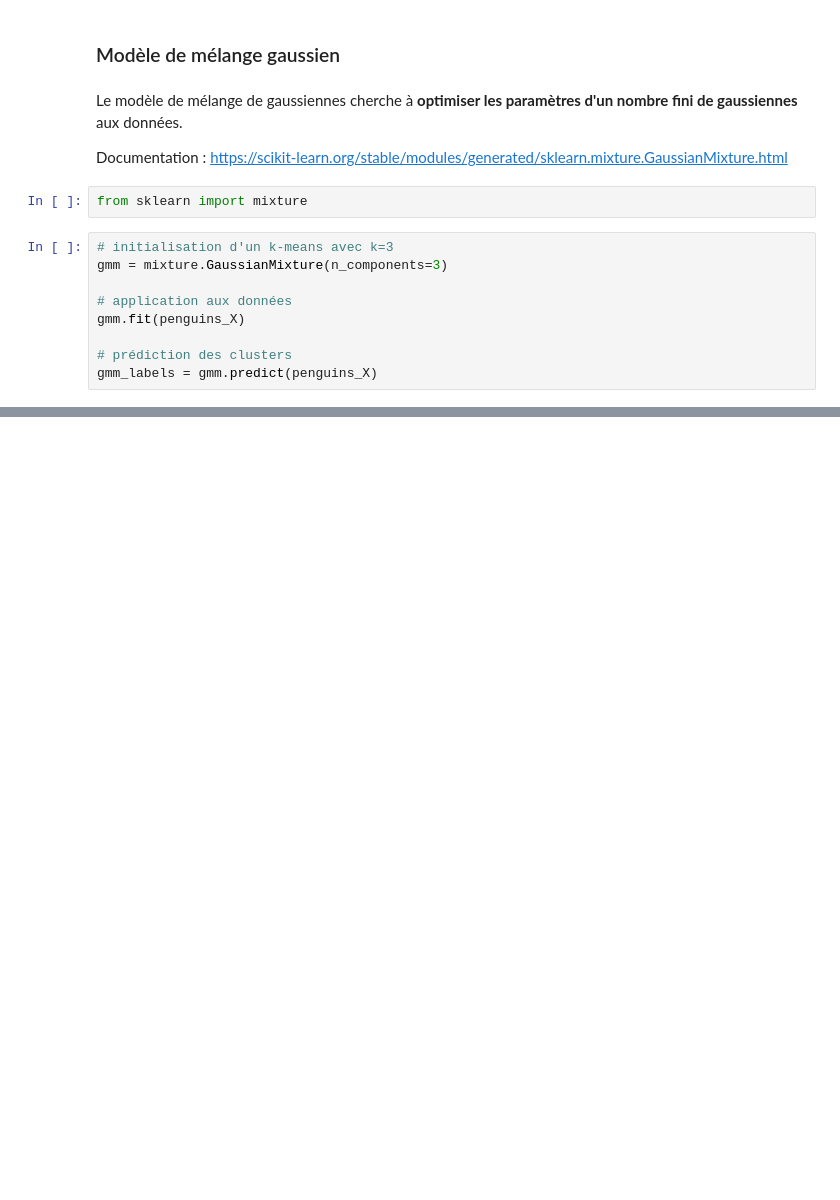
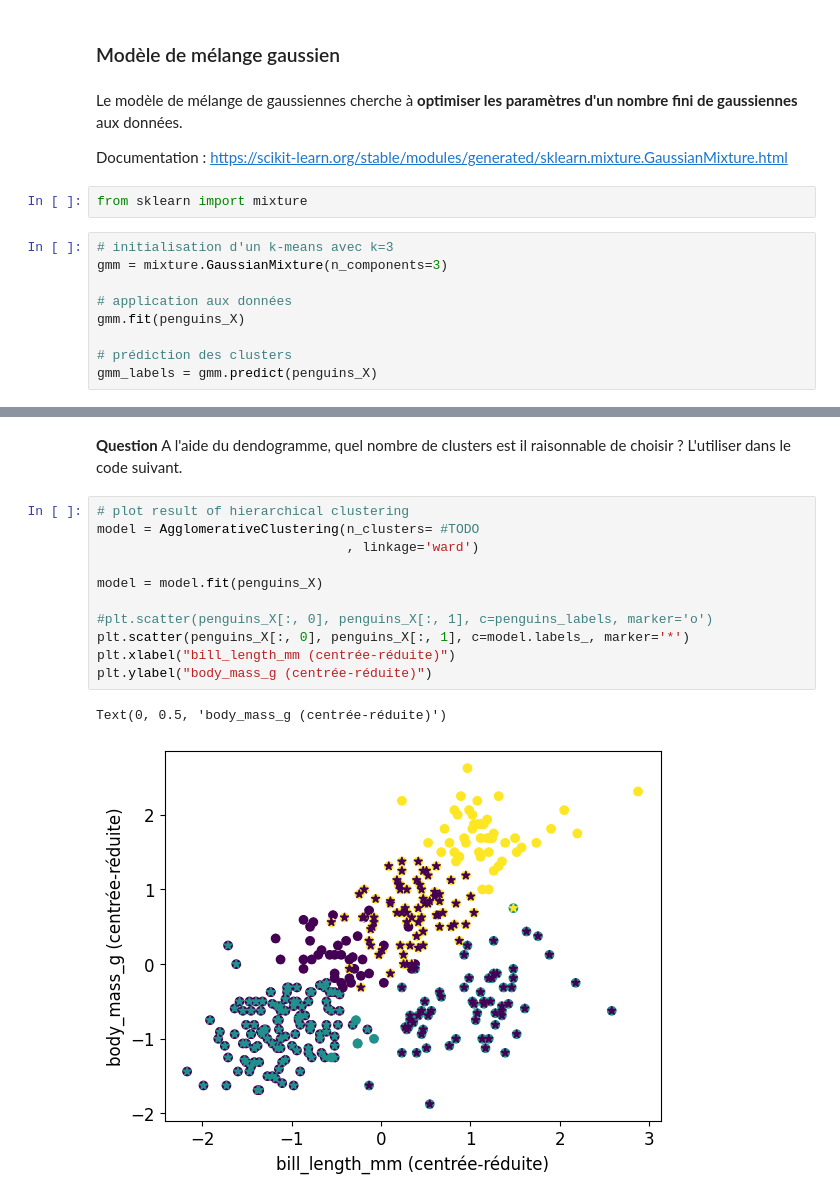
Before and after one commit to chagaz/cp-ia-intro-ml-2022, a Jupyter notebook: 6-Clustering/6-Clustering.ipynb, the cells around one changed output, grey strips where cells are left out. Saved outputs shown, nothing was run; the diff lists cells and outputs as text; blank space fills up the shorter version.

```diff
--- a/6-Clustering/6-Clustering.ipynb
+++ b/6-Clustering/6-Clustering.ipynb
@@ -310,0 +448,16 @@ print("Index de Rand ajusté du GMM (K=3) : %.2f" % metrics.adjusted_rand_score(
+# %% [markdown]
+__Question__ A l'aide du dendogramme, quel nombre de clusters est il raisonnable de choisir ? L'utiliser dans le code suivant.
+# %%
+# plot result of hierarchical clustering
+model = AgglomerativeClustering(n_clusters= #TODO
+                                , linkage='ward')
+
+model = model.fit(penguins_X)
+
+#plt.scatter(penguins_X[:, 0], penguins_X[:, 1], c=penguins_labels, marker='o')
+plt.scatter(penguins_X[:, 0], penguins_X[:, 1], c=model.labels_, marker='*')
+plt.xlabel("bill_length_mm (centrée-réduite)")
+plt.ylabel("body_mass_g (centrée-réduite)")
+# %% [output]
+Text(0, 0.5, 'body_mass_g (centrée-réduite)')
+[figure, added]
```
Also changed, not shown: parts of 42 cells of this notebook, 5 other files.
